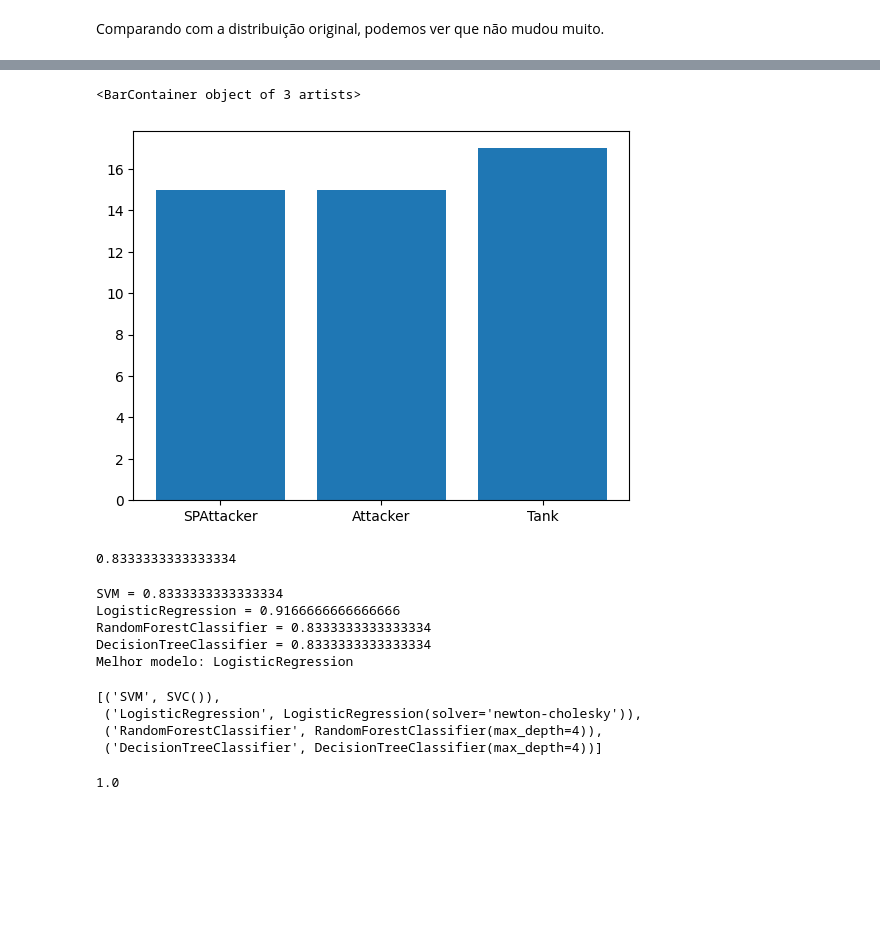
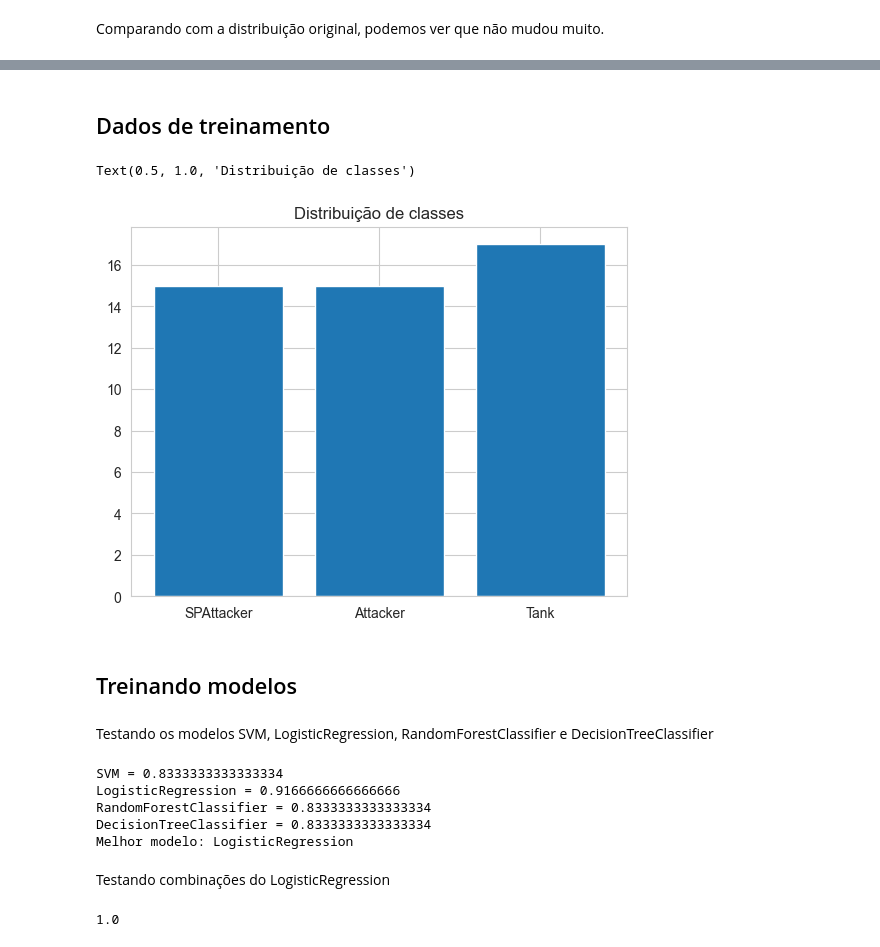
Before and after one commit to arthur-mts/mineracao-dados, a Jupyter notebook: projeto/battle_caracteristic_classifier.ipynb, the cells around one changed output, grey strips where cells are left out. Drawn from its saved outputs; the diff is of its cells as text; code cells hidden in the pictures; blank space fills up the shorter version.

Commit message:
atualizando battle classifier

```diff
--- a/projeto/battle_caracteristic_classifier.ipynb
+++ b/projeto/battle_caracteristic_classifier.ipynb
@@ -91,19 +74,28 @@ Text(0, 0.5, 'Quantidade')
+# %% [markdown]
+## Dados de treinamento
 # %%
 pokemon_by_role = {
-    "SPAttacker": ["camerupt", "charizard", "rayquaza","ampharos", "gardevoir", "slowbro", "tangrowth", "manaphy", "sceptile", "gengar","gengar", "alakazam", "mew", "espeon", "mewtwo"],
+    "SPAttacker": ["camerupt", "charizard", "rayquaza", "ampharos", "gardevoir", "slowbro", "tangrowth", "manaphy",
+                   "sceptile", "gengar", "gengar", "alakazam", "mew", "espeon", "mewtwo"],
     ##, "keldeo"
-    "Attacker": ["monferno","gallade", "rampardos", "blaziken","heracross","groudon", "crawdaunt","garchomp", "weavile", "infernape", "lucario", "salamence", "gyarados",
+    "Attacker": ["monferno", "gallade", "rampardos", "blaziken", "heracross", "groudon", "crawdaunt", "garchomp",
+                 "weavile", "infernape", "lucario", "salamence", "gyarados",
                  "dragonite", "excadrill"],
-    "Tank": ["slaking", "tangrowth", "clefable", "tyranitar", "gastrodon", "chansey", "gliscor", "shuckle", "steelix", "cloyster", "bastiodon", "snorlax", "quagsire", "wobbuffet", "wailord","hariyama", "wigglytuff"]
+    "Tank": ["slaking", "tangrowth", "clefable", "tyranitar", "gastrodon", "chansey", "gliscor", "shuckle", "steelix",
+             "cloyster", "bastiodon", "snorlax", "quagsire", "wobbuffet", "wailord", "hariyama", "wigglytuff"]
 }
 # %%
 key_cnt = {}
 for key in pokemon_by_role:
     key_cnt[key] = len(pokemon_by_role[key])
+fig, ax = plt.subplots()
 plt.bar(key_cnt.keys(), key_cnt.values())
+ax.set_title('Distribuição de classes')
 # %% [output]
-<BarContainer object of 3 artists>
+Text(0.5, 1.0, 'Distribuição de classes')
-[figure, old version]
+[figure, new version]
+# %% [markdown]
+## Treinando modelos
 # %%
 train_data = pd.DataFrame(
     columns=status_columns + ["role"]
@@ -129,15 +121,10 @@ for key in pokemon_by_role.keys():
             ignore_index=True
         )
 # %%
-#SVM e Arvore de decisão
+## TODO: balancear as classes de treinamento
 X_train, X_test, y_train, y_test = train_test_split(train_data[status_columns], train_data["role"], random_state=2)
-# pipeline = make_pipeline(StandardScaler(), LogisticRegression())
-pipeline = make_pipeline(svm.SVC())
-# pipeline = make_pipeline(tree.DecisionTreeClassifier())
-pipeline.fit(X_train, y_train)
-pipeline.score(X_test, y_test)
-# %% [output]
-0.8333333333333334
+# %% [markdown]
+Testando os modelos SVM, LogisticRegression, RandomForestClassifier e DecisionTreeClassifier
 # %%
 models = [
     ("SVM", svm.SVC()),
@@ -162,12 +149,7 @@ DecisionTreeClassifier = 0.8333333333333334
 Melhor modelo: LogisticRegression
 # %%
 model = models[bestModelIdx][1]
-# %%
-models
-# %% [output]
-[('SVM', SVC()),
- ('LogisticRegression', LogisticRegression(solver='newton-cholesky')),
- ('RandomForestClassifier', RandomForestClassifier(max_depth=4)),
- ('DecisionTreeClassifier', DecisionTreeClassifier(max_depth=4))]
+# %% [markdown]
+Testando combinações do LogisticRegression
 # %%
 param_grid = {
```
Also changed, not shown: parts of 16 cells of this notebook.
